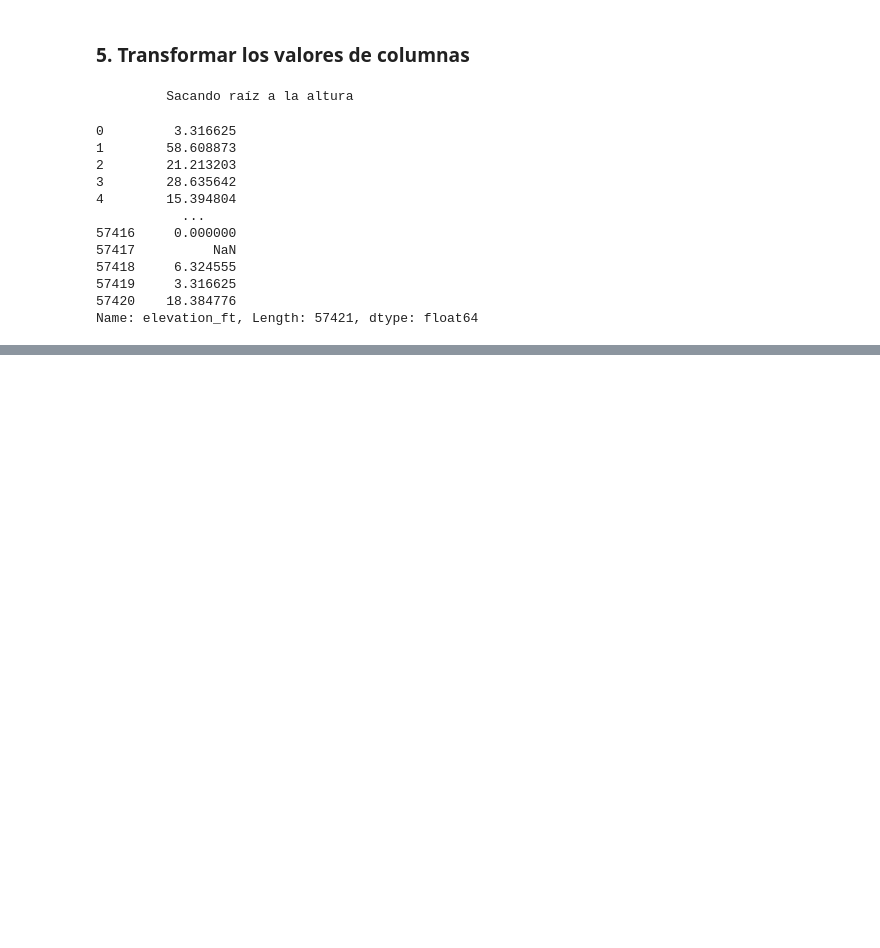
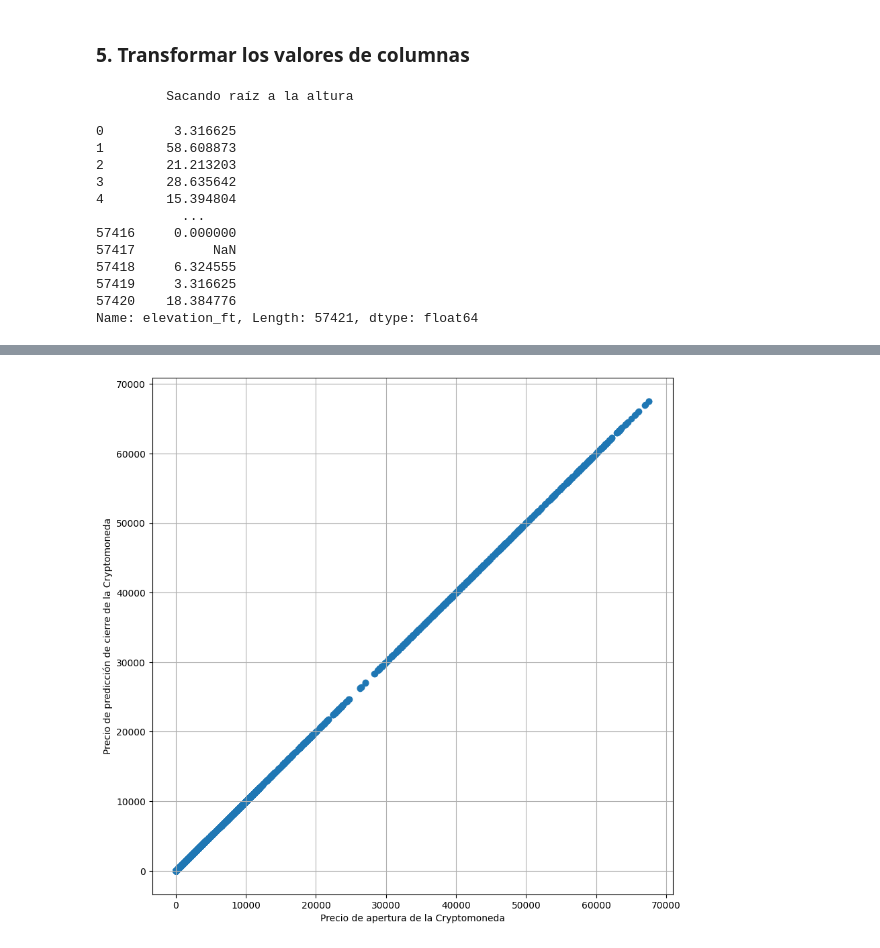
Before and after one commit to Juan-Pablo-17/Parcial4Python, a Jupyter notebook: Parcial4Pandas.ipynb, the cells around one changed output, grey strips where cells are left out. Cells and saved outputs as stored; diff of their text form; code cells hidden in the pictures; blank space fills up the shorter version.

```diff
--- a/Parcial4Pandas.ipynb
+++ b/Parcial4Pandas.ipynb
@@ -200,0 +245,10 @@ Name: elevation_ft, Length: 57421, dtype: float64
+# %%
+fig = plt.figure(figsize=(10,10))
+plt.scatter(Cryptos['open'], Cierre_pred)
+#plt.plot(Cryptos['open'], Cryptos['close'], ":")
+#plt.plot(Cryptos['open'], Cierre_pred, color='r')
+plt.xlabel('Precio de apertura de la Cryptomoneda')
+plt.ylabel('Precio de predicción de cierre de la Cryptomoneda')
+plt.grid()
+# %% [output]
+[figure, added]
```
Also changed, not shown: parts of 11 cells of this notebook.
